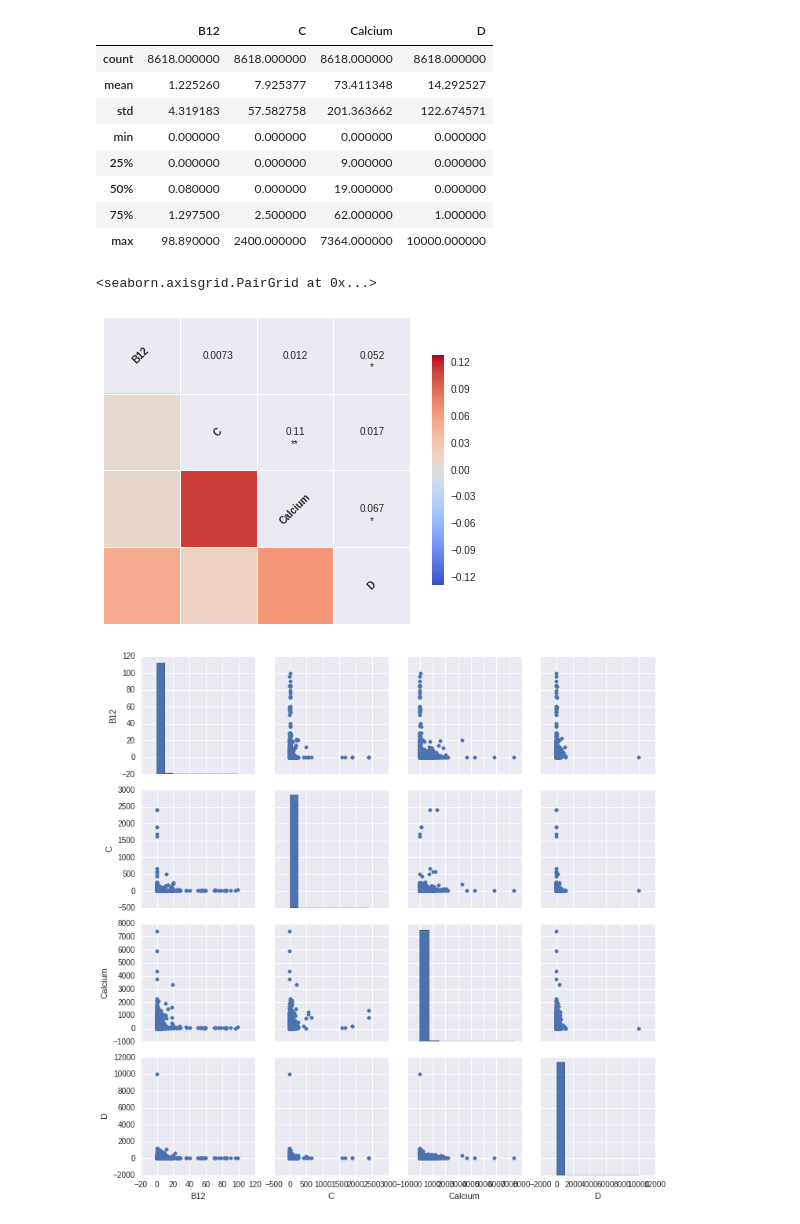
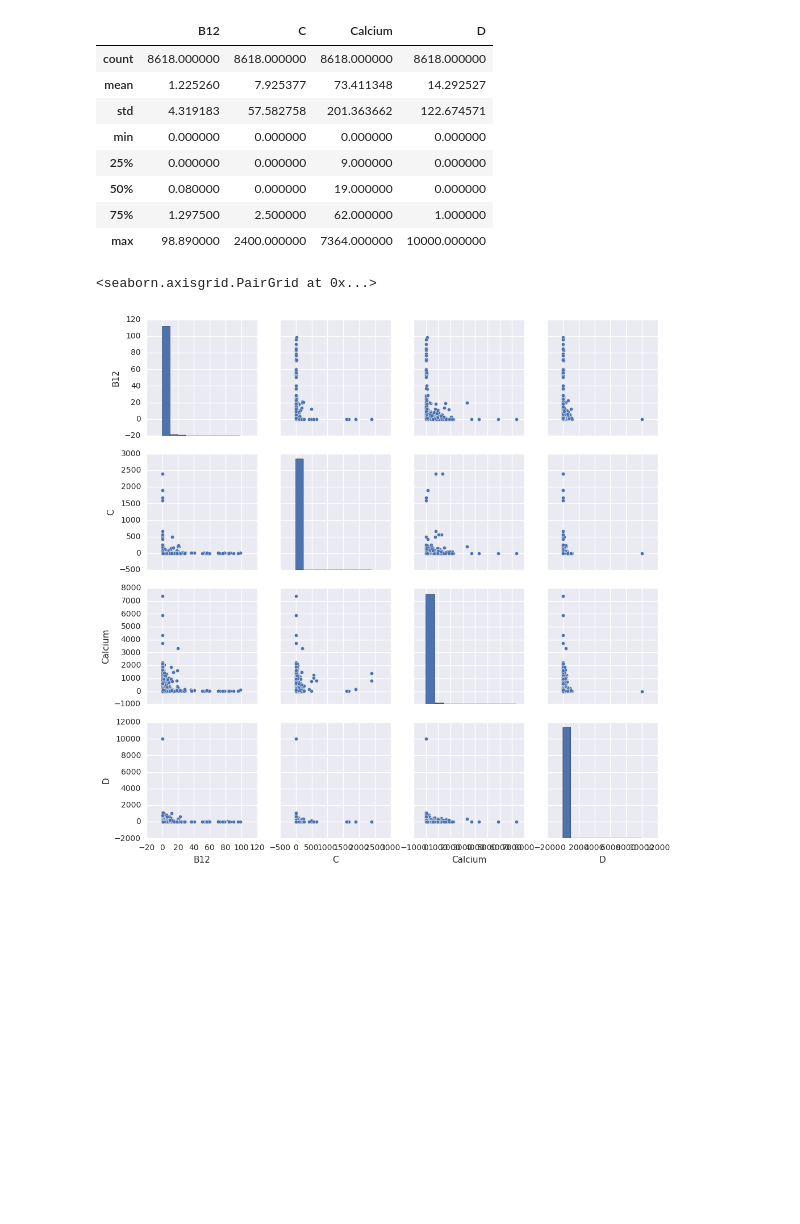
Before and after one commit to CraigKelly/nndb-import, a Jupyter notebook: Data-Demo.ipynb, the cells around one changed output. Saved outputs shown, nothing was run; the diff lists cells and outputs as text; code cells hidden in the pictures; blank space fills up the shorter version.

```diff
--- a/Data-Demo.ipynb
+++ b/Data-Demo.ipynb
@@ -13,5 +23,5 @@ import pymongo
 # %%
-mongo = pymongo.MongoClient('localhost', 27017)
+mongo = pymongo.MongoClient('mainmongo', 27017)
 records = [i for i in mongo.nutrition.nndb.find()]
 # %%
 print("Record Count:", len(records))
@@ -84,7 +94,7 @@ def _nutrient_vals(nid):
 def nutrient_vals(nid):
     return scipy.array(list(_nutrient_vals(nid)))
 # %%
-vits = pandas.DataFrame({
+vits = pd.DataFrame({
     'B12': nutrient_vals('418'),
     'C': nutrient_vals('401'),
     'D': nutrient_vals('324'),
@@ -102,10 +112,8 @@ vits.describe()
 | 50% | 0.080000 | 0.000000 | 19.000000 | 0.000000 |
 | 75% | 1.297500 | 2.500000 | 62.000000 | 1.000000 |
 | max | 98.890000 | 2400.000000 | 7364.000000 | 10000.000000 |
-# %%
-seaborn.corrplot(vits)
-seaborn.pairplot(vits)
-# %% [output]
-<seaborn.axisgrid.PairGrid at 0x...>
-[figure, removed]
-[figure, removed]
+# %%
+sea.pairplot(vits)
+# %% [output]
+<seaborn.axisgrid.PairGrid at 0x...>
+[figure, added]
```
Also changed, not shown: parts of 1 cell of this notebook, 5 other files.
